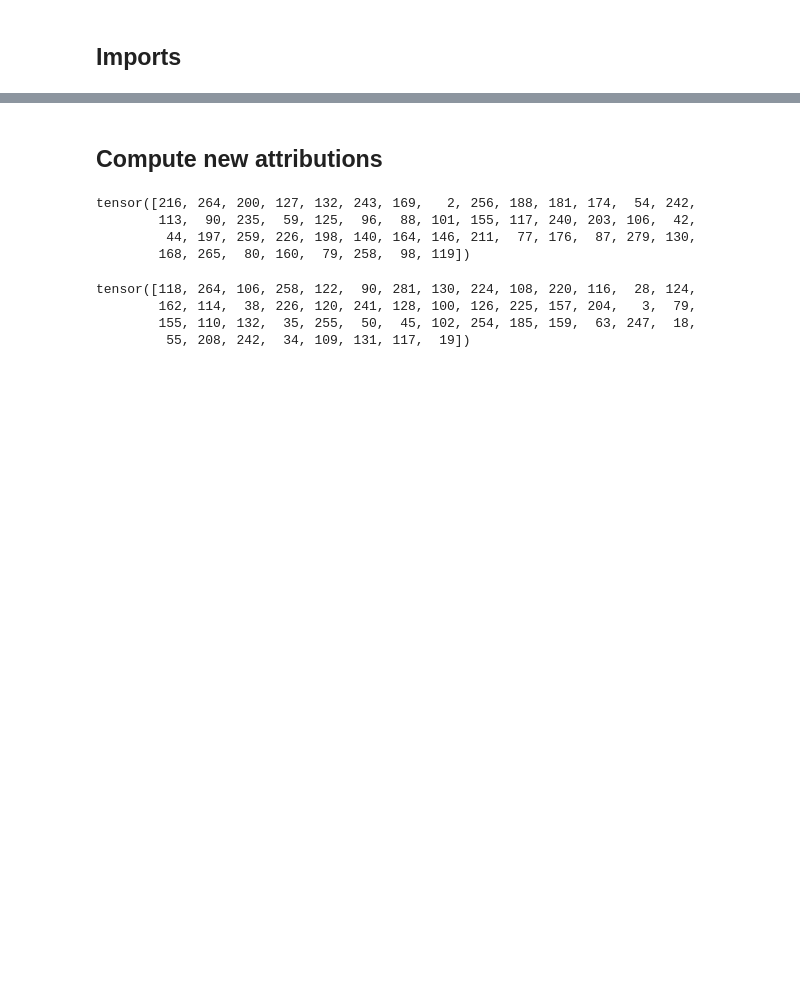
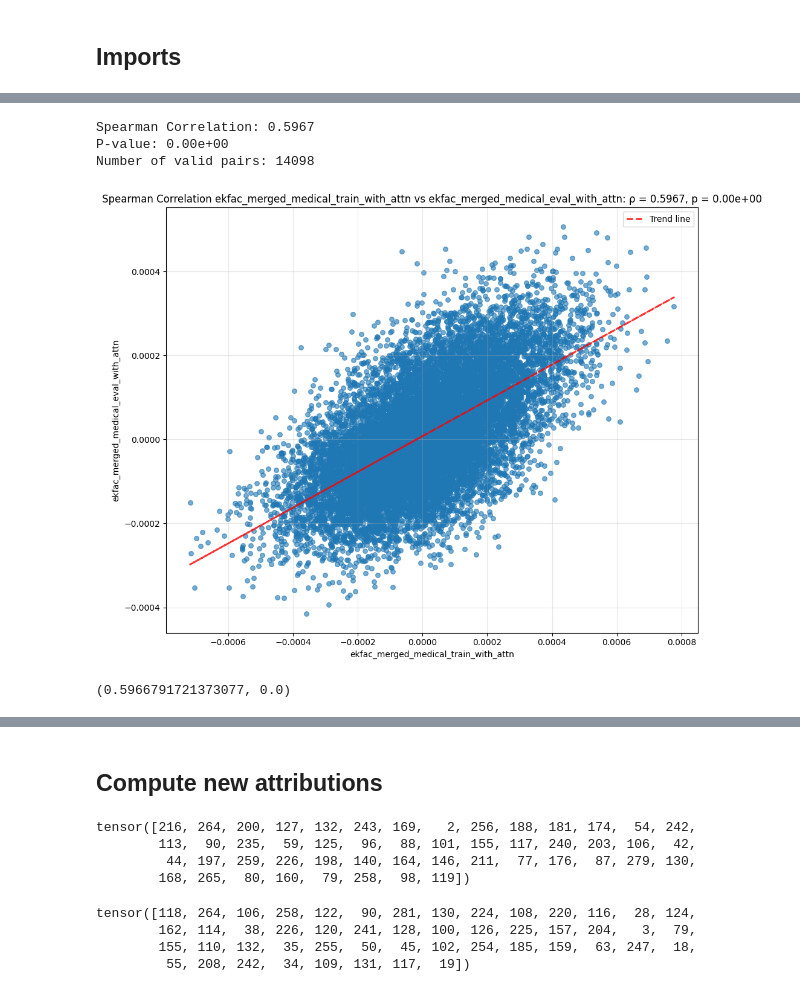
Before and after one commit to baberabb/bergson, a Jupyter notebook: bergson/hessians/data_filtering_ekfac.ipynb, the cells around one changed output, grey strips where cells are left out. Cells and saved outputs as stored; diff of their text form; code cells hidden in the pictures; blank space fills up the shorter version.

```diff
--- a/bergson/hessians/data_filtering_ekfac.ipynb
+++ b/bergson/hessians/data_filtering_ekfac.ipynb
@@ -87,0 +367,16 @@ torch.Size([4800])
+# %%
+# load the saved attributions
+import json
+
+
+all_attributions = {}
+
+for path in all_query_paths:
+    config_path = path + "/config.json"
+    config = json.load(open(config_path))
+    key = os.path.basename(config["ekfac_path"])
+
+    path_final = f"query_{key}"
+    attributions_scores = np.load(path_final + "_attributions_scores.npy")
+
+    all_attributions[key] = attributions_scores
@@ -87,0 +430,17 @@ torch.Size([4800])
+# %%
+label1 = "ekfac_merged_medical_train_with_attn"
+label2 = "ekfac_merged_medical_eval_with_attn"
+
+spearman_correlation_plot(
+    all_attributions[label1],
+    all_attributions[label2],
+    label1=label1,
+    label2=label2,
+    title=label1 + " vs " + label2,
+)
+# %% [output]
+Spearman Correlation: 0.5967
+P-value: 0.00e+00
+Number of valid pairs: 14098
+[figure, added]
+(0.5966791721373077, 0.0)
```
Also changed, not shown: parts of 55 cells of this notebook, 5 other files.
